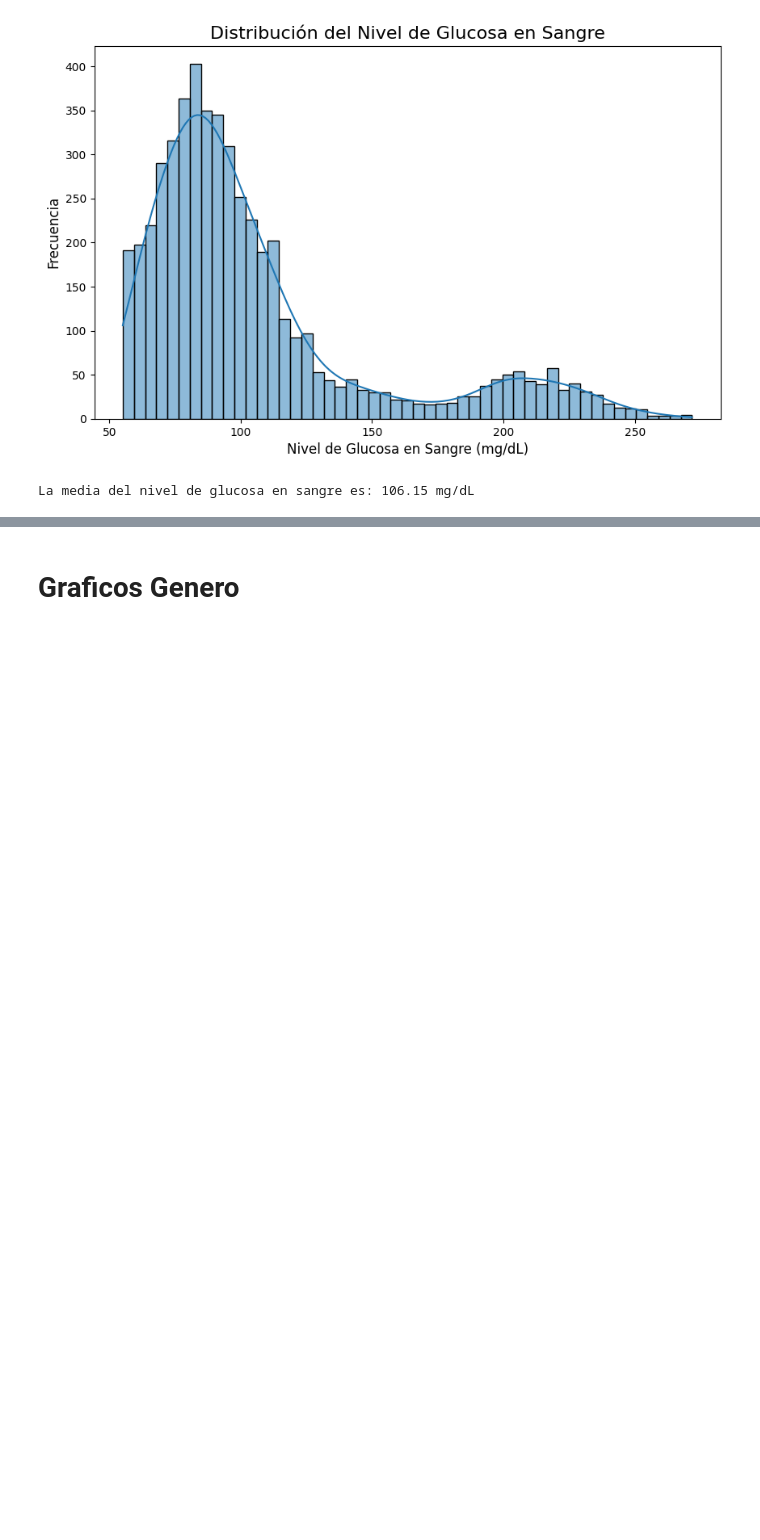
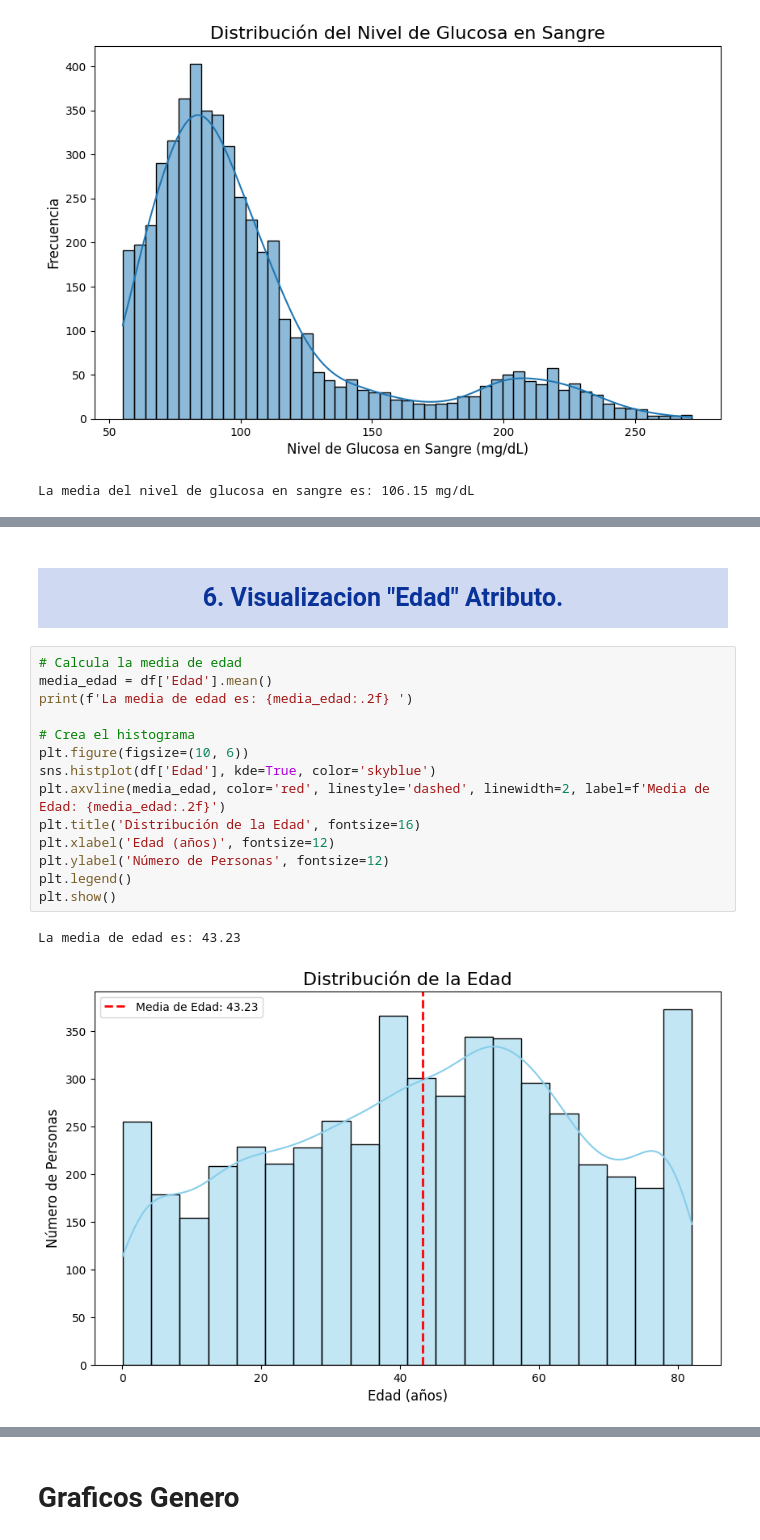
Before and after one commit to MartinGalvao/DataScience, a Jupyter notebook: PRUEBAS_Entregable_1_Martin_Galvao_DataScience_II.ipynb, the cells around one changed output, grey strips where cells are left out. Saved outputs shown, nothing was run; the diff lists cells and outputs as text; blank space fills up the shorter version.

```diff
--- a/PRUEBAS_Entregable_1_Martin_Galvao_DataScience_II.ipynb
+++ b/PRUEBAS_Entregable_1_Martin_Galvao_DataScience_II.ipynb
@@ -562,0 +677,19 @@ La media del nivel de glucosa en sangre es: 106.15 mg/dL
+# %% [markdown]
+## <div style="text-align: left; background-color:#CFD9F1 ; font-family: Trebuchet MS; color: #0A3399; padding: 15px; line-height:1;border-radius:1px; margin-bottom: 0em; text-align: center; font-size: 25px;border-style: solid;border-color: dark green;"> 6. Visualizacion "Edad" Atributo. </div>
+# %%
+# Calcula la media de edad
+media_edad = df['Edad'].mean()
+print(f'La media de edad es: {media_edad:.2f} ')
+
+# Crea el histograma
+plt.figure(figsize=(10, 6))
+sns.histplot(df['Edad'], kde=True, color='skyblue')
+plt.axvline(media_edad, color='red', linestyle='dashed', linewidth=2, label=f'Media de Edad: {media_edad:.2f}')
+plt.title('Distribución de la Edad', fontsize=16)
+plt.xlabel('Edad (años)', fontsize=12)
+plt.ylabel('Número de Personas', fontsize=12)
+plt.legend()
+plt.show()
+# %% [output]
+La media de edad es: 43.23
+[figure, added]
```
Also changed, not shown: parts of 44 cells of this notebook.
